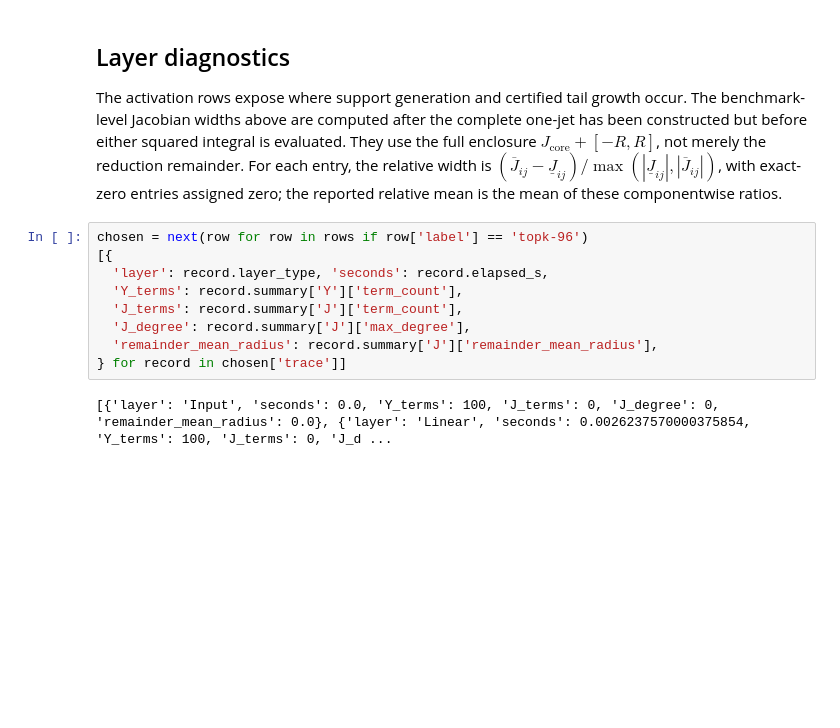
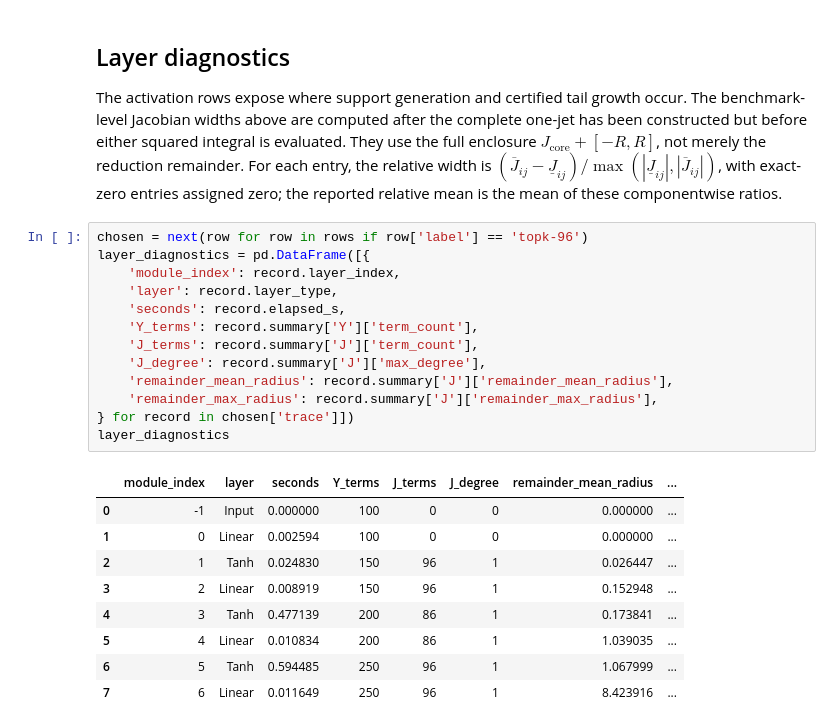
Before and after one commit to pcpet/intervalNets, a Jupyter notebook: notebooks/pz_w12_polynomial_reduction_benchmarks.ipynb, the cells around one changed output. Cells and saved outputs as stored; diff of their text form; blank space fills up the shorter version.

Commit message:
Add per-neuron activation error diagnostics

```diff
--- a/notebooks/pz_w12_polynomial_reduction_benchmarks.ipynb
+++ b/notebooks/pz_w12_polynomial_reduction_benchmarks.ipynb
@@ -160,12 +186,24 @@ public_w12_s = perf_counter() - start
 The activation rows expose where support generation and certified tail growth occur. The benchmark-level Jacobian widths above are computed after the complete one-jet has been constructed but before either squared integral is evaluated. They use the full enclosure $J_{\mathrm{core}}+[-R,R]$, not merely the reduction remainder. For each entry, the relative width is $(\overline J_{ij}-\underline J_{ij})/\max(|\underline J_{ij}|,|\overline J_{ij}|)$, with exact-zero entries assigned zero; the reported relative mean is the mean of these componentwise ratios.
 # %%
 chosen = next(row for row in rows if row['label'] == 'topk-96')
-[{
-  'layer': record.layer_type, 'seconds': record.elapsed_s,
-  'Y_terms': record.summary['Y']['term_count'],
-  'J_terms': record.summary['J']['term_count'],
-  'J_degree': record.summary['J']['max_degree'],
-  'remainder_mean_radius': record.summary['J']['remainder_mean_radius'],
-} for record in chosen['trace']]
+layer_diagnostics = pd.DataFrame([{
+    'module_index': record.layer_index,
+    'layer': record.layer_type,
+    'seconds': record.elapsed_s,
+    'Y_terms': record.summary['Y']['term_count'],
+    'J_terms': record.summary['J']['term_count'],
+    'J_degree': record.summary['J']['max_degree'],
+    'remainder_mean_radius': record.summary['J']['remainder_mean_radius'],
+    'remainder_max_radius': record.summary['J']['remainder_max_radius'],
+} for record in chosen['trace']])
+layer_diagnostics
 # %% [output]
-[{'layer': 'Input', 'seconds': 0.0, 'Y_terms': 100, 'J_terms': 0, 'J_degree': 0, 'remainder_mean_radius': 0.0}, {'layer': 'Linear', 'seconds': 0.0026237570000375854, 'Y_terms': 100, 'J_terms': 0, 'J_d ...
+|  | module_index | layer | seconds | Y_terms | J_terms | J_degree | remainder_mean_radius | ... |
+| 0 | -1 | Input | 0.000000 | 100 | 0 | 0 | 0.000000 | ... |
+| 1 | 0 | Linear | 0.002594 | 100 | 0 | 0 | 0.000000 | ... |
+| 2 | 1 | Tanh | 0.024830 | 150 | 96 | 1 | 0.026447 | ... |
+| 3 | 2 | Linear | 0.008919 | 150 | 96 | 1 | 0.152948 | ... |
+| 4 | 3 | Tanh | 0.477139 | 200 | 86 | 1 | 0.173841 | ... |
+| 5 | 4 | Linear | 0.010834 | 200 | 86 | 1 | 1.039035 | ... |
+| 6 | 5 | Tanh | 0.594485 | 250 | 96 | 1 | 1.067999 | ... |
+| 7 | 6 | Linear | 0.011649 | 250 | 96 | 1 | 8.423916 | ... |
```
Also changed, not shown: parts of 11 cells of this notebook, 2 other files.
